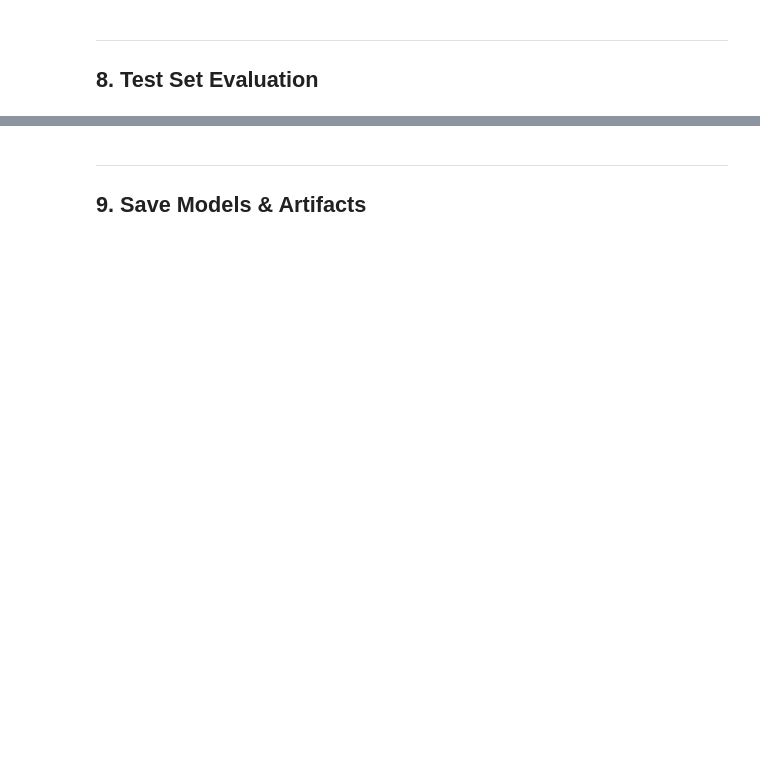
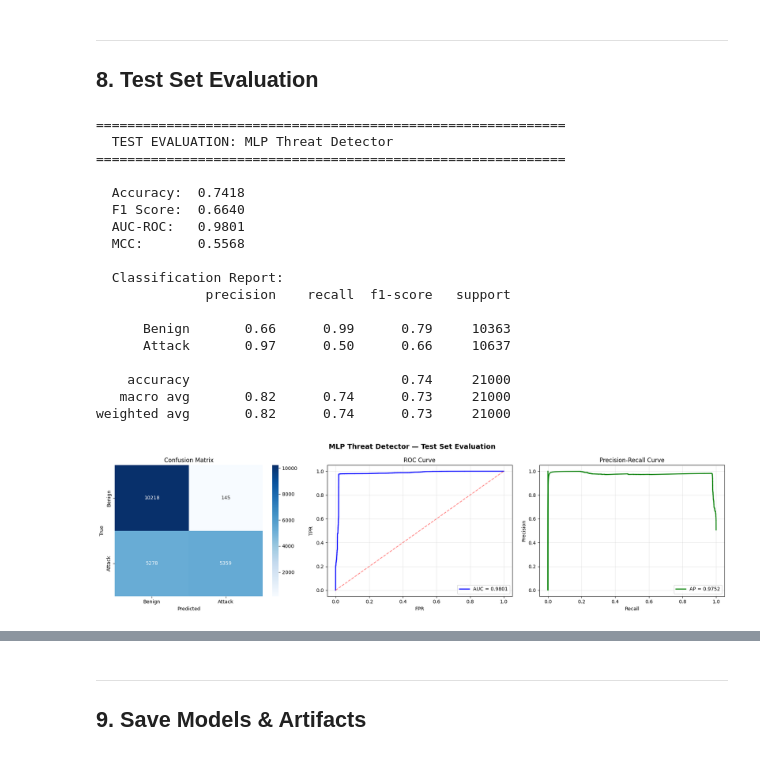
Before and after one commit to SanaullahTareen/ACDADA, a Jupyter notebook: notebooks/02_threat_detection.ipynb, the cells around one changed output, grey strips where cells are left out. Drawn from its saved outputs; the diff is of its cells as text; code cells hidden in the pictures; blank space fills up the shorter version.

```diff
--- a/notebooks/02_threat_detection.ipynb
+++ b/notebooks/02_threat_detection.ipynb
@@ -821,37 +852,55 @@ def evaluate_model(trainer, test_loader, model_name: str):
     # Confusion Matrix
     sns.heatmap(cm, annot=True, fmt='d', cmap='Blues', ax=axes[0],
                 xticklabels=['Benign', 'Attack'], yticklabels=['Benign', 'Attack'])
     axes[0].set_title('Confusion Matrix')
     axes[0].set_ylabel('True'); axes[0].set_xlabel('Predicted')
 
     # ROC Curve
     fpr, tpr, _ = roc_curve(labels, probs)
     axes[1].plot(fpr, tpr, 'b-', linewidth=2, label=f'AUC = {test_auc:.4f}')
     axes[1].plot([0, 1], [0, 1], 'r--', alpha=0.5)
     axes[1].set_title('ROC Curve'); axes[1].set_xlabel('FPR'); axes[1].set_ylabel('TPR')
     axes[1].legend(); axes[1].grid(True, alpha=0.3)
 
     # Precision-Recall Curve
     precision, recall, _ = precision_recall_curve(labels, probs)
     ap = average_precision_score(labels, probs)
     axes[2].plot(recall, precision, 'g-', linewidth=2, label=f'AP = {ap:.4f}')
     axes[2].set_title('Precision-Recall Curve'); axes[2].set_xlabel('Recall'); axes[2].set_ylabel('Precision')
     axes[2].legend(); axes[2].grid(True, alpha=0.3)
 
     plt.tight_layout()
     plt.show()
 
     return {
         'model': model_name, 'accuracy': test_acc, 'f1': test_f1,
         'auc': test_auc, 'mcc': mcc, 'ap': ap,
         'predictions': preds, 'probabilities': probs, 'labels': labels
     }
 
-# Evaluate all models
+# Evaluate Enhanced MLP model
 results = {}
-results['CNN'] = evaluate_model(trainer_cnn, test_loader, 'CNN Threat Detector')
-results['LSTM'] = evaluate_model(trainer_lstm, test_loader, 'LSTM Threat Detector')
-results['Hybrid'] = evaluate_model(trainer_hybrid, test_loader, 'Hybrid CNN-LSTM Detector')
+results['Enhanced MLP'] = evaluate_model(trainer_enhanced, test_loader, 'Enhanced MLP Threat Detector')
+# %% [output]
+============================================================
+  TEST EVALUATION: MLP Threat Detector
+============================================================
+
+  Accuracy:  0.7418
+  F1 Score:  0.6640
+  AUC-ROC:   0.9801
+  MCC:       0.5568
+
+  Classification Report:
+              precision    recall  f1-score   support
+
+      Benign       0.66      0.99      0.79     10363
+      Attack       0.97      0.50      0.66     10637
+
+    accuracy                           0.74     21000
+   macro avg       0.82      0.74      0.73     21000
+weighted avg       0.82      0.74      0.73     21000
+[figure, added]
 # %%
 # Model comparison summary
 print('\n' + '='*60)
```
Also changed, not shown: parts of 23 cells of this notebook, 3 other files.
